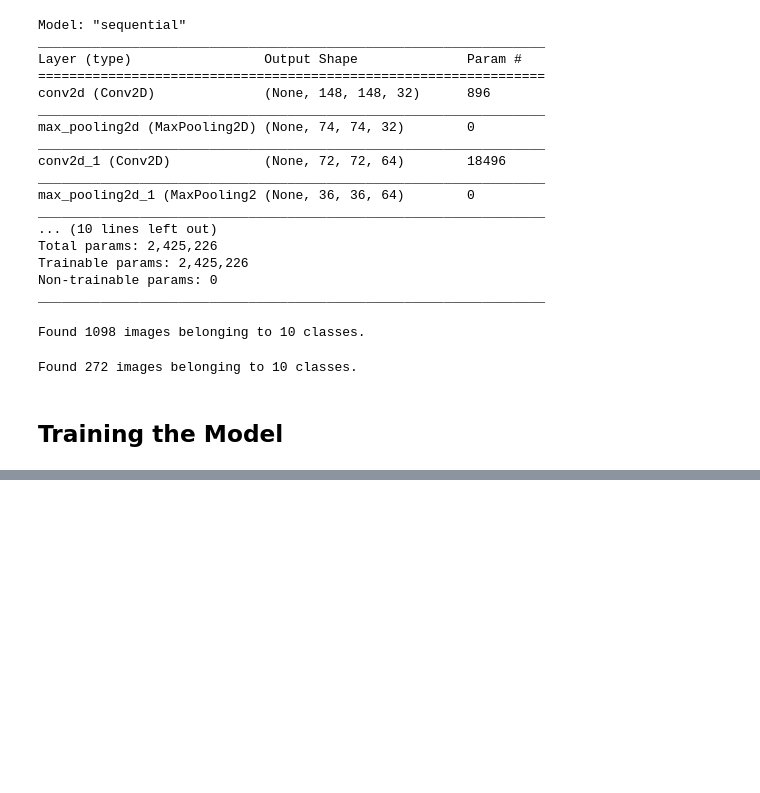
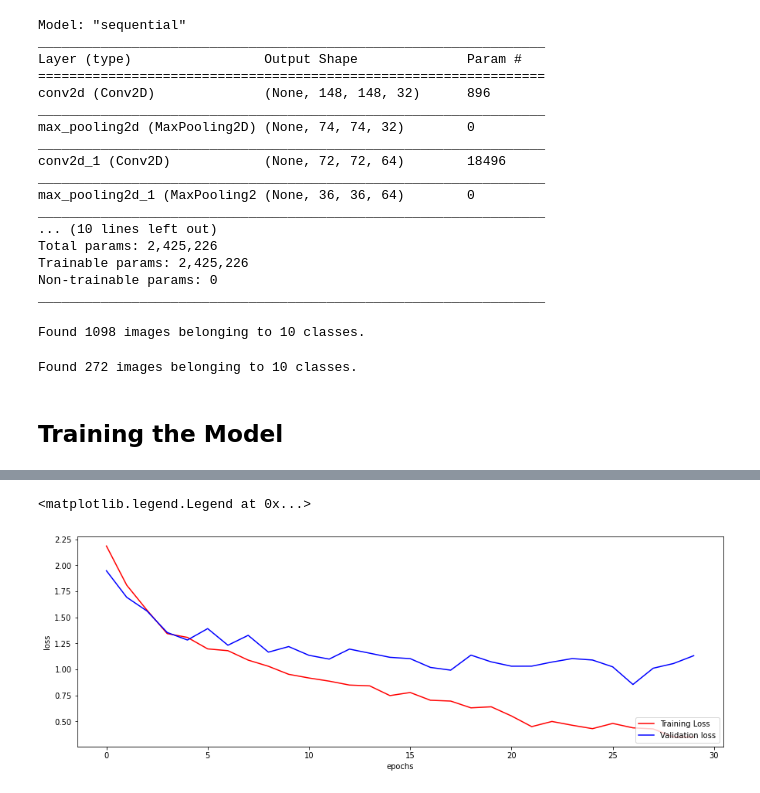
Before and after one commit to AmoghavarshaP/Project2-SVM-DigitRecognition-TransferLearning, a Jupyter notebook: CNN with Monkey dataset.ipynb, the cells around one changed output, grey strips where cells are left out. Saved outputs shown, nothing was run; the diff lists cells and outputs as text; code cells hidden in the pictures; blank space fills up the shorter version.

```diff
--- a/CNN with Monkey dataset.ipynb
+++ b/CNN with Monkey dataset.ipynb
@@ -109,3 +117,13 @@ model.save('CNN_Monkey.h5')
+# %%
+plt.figure(figsize=(15,5))
+plt.plot(results.history['loss'],'r',label='Training Loss')
+plt.plot(results.history['val_loss'],'b',label='Validation loss')
+plt.xlabel('epochs')
+plt.ylabel('loss')
+plt.legend(loc='lower right')
+# %% [output]
+<matplotlib.legend.Legend at 0x...>
+[figure, added]
 # %%
 _, acc = model.evaluate_generator(validation_gen, steps=272 //batch_size)
 # %%
```
Also changed, not shown: parts of 4 cells of this notebook, 1 other file.
